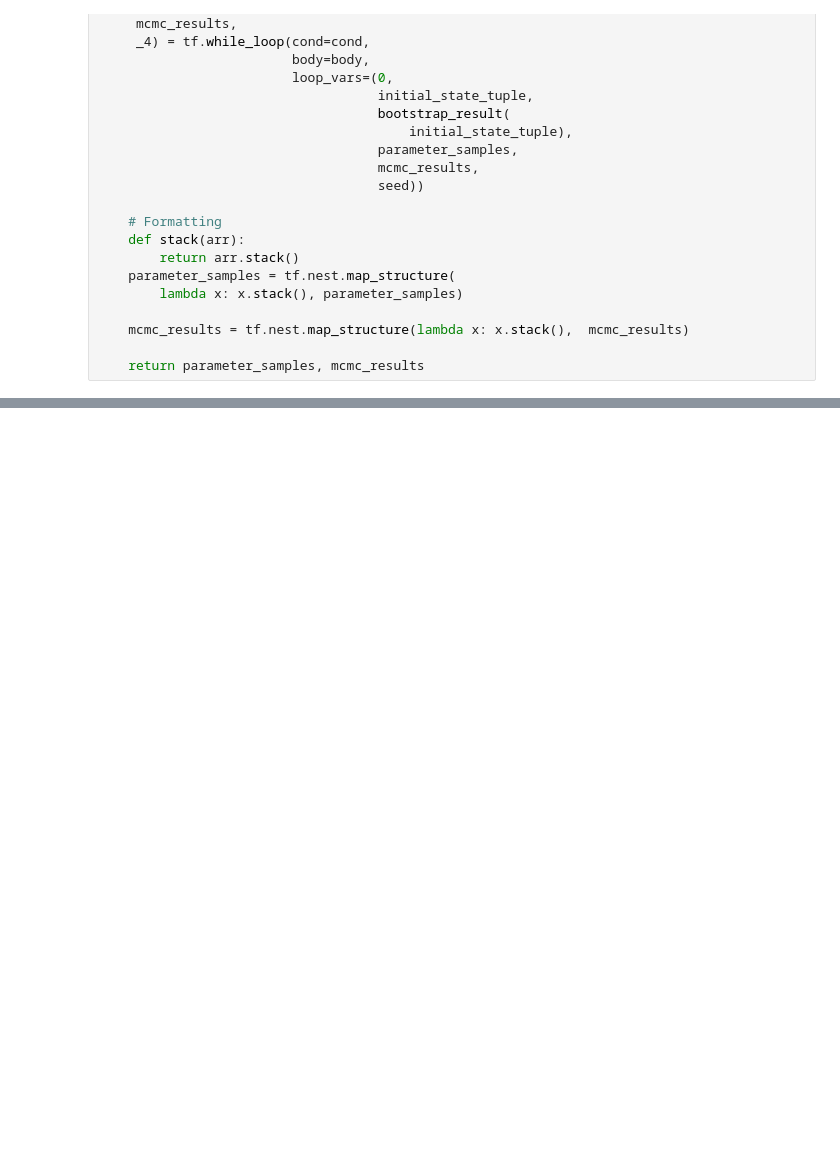
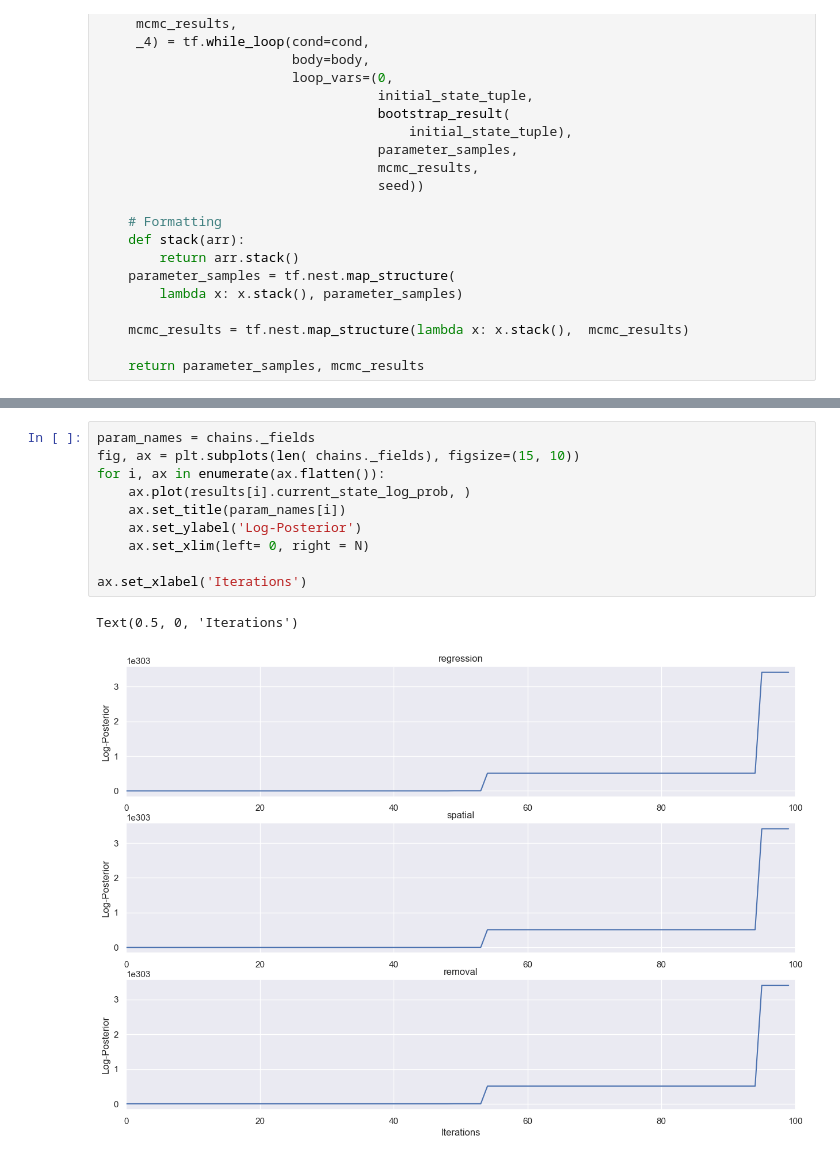
Before and after one commit to A-Morariu/hpai_project, a Jupyter notebook: small_scale_epidemic.ipynb, the cells around one changed output, grey strips where cells are left out. Cells and saved outputs as stored; diff of their text form; blank space fills up the shorter version.

```diff
--- a/small_scale_epidemic.ipynb
+++ b/small_scale_epidemic.ipynb
@@ -755,0 +757,13 @@ Text(0.5, 0, 'Iterations')
+# %%
+param_names = chains._fields
+fig, ax = plt.subplots(len( chains._fields), figsize=(15, 10))
+for i, ax in enumerate(ax.flatten()):
+    ax.plot(results[i].current_state_log_prob, )
+    ax.set_title(param_names[i])
+    ax.set_ylabel('Log-Posterior')
+    ax.set_xlim(left= 0, right = N)
+
+ax.set_xlabel('Iterations')
+# %% [output]
+Text(0.5, 0, 'Iterations')
+[figure, added]
```
Also changed, not shown: parts of 7 cells of this notebook.
